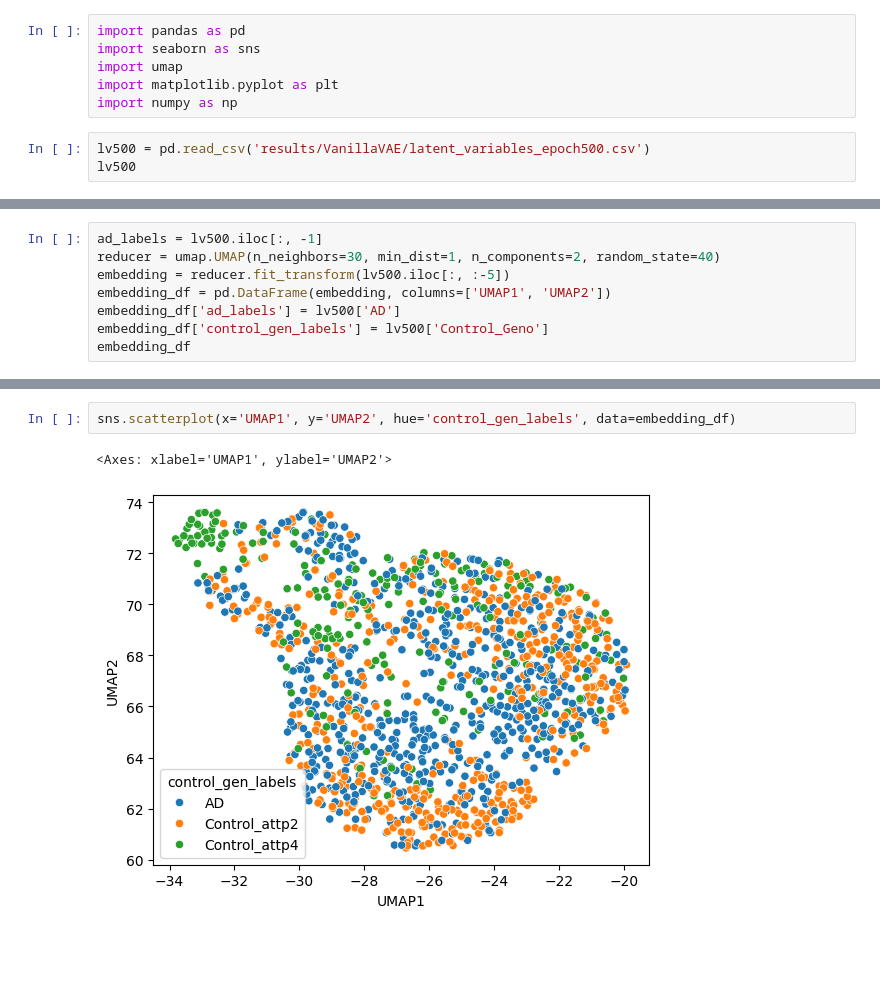
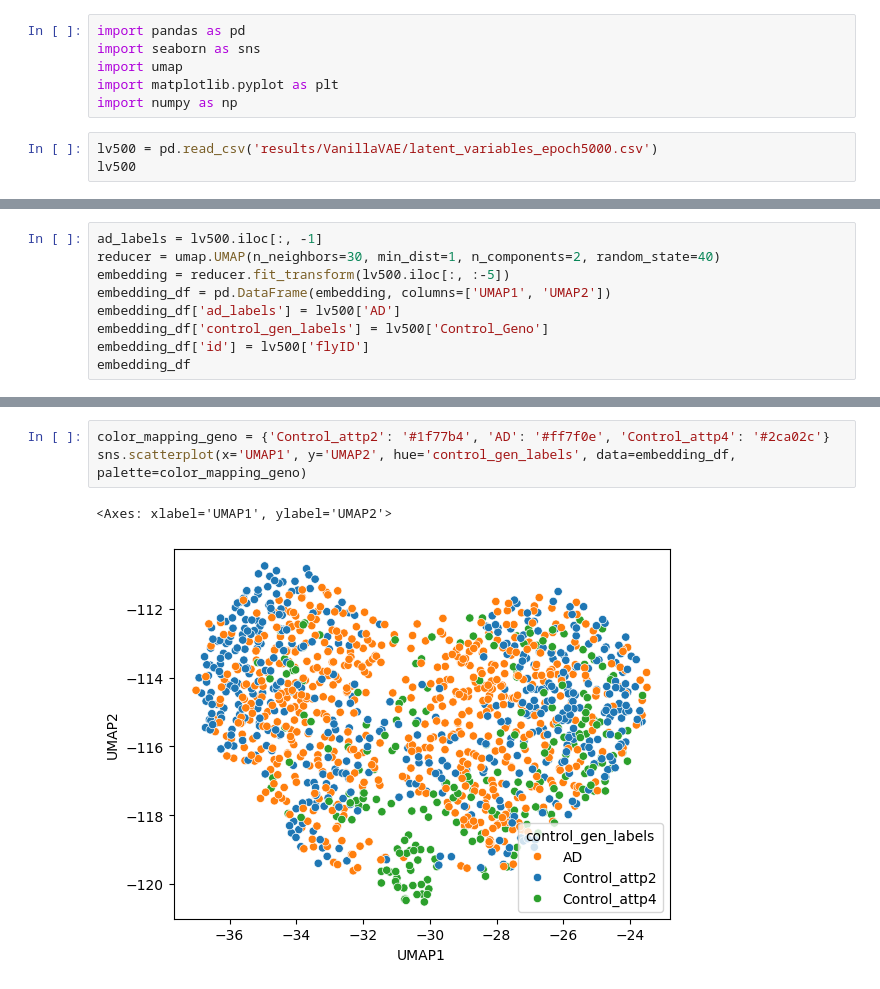
Before and after one commit to draeloslab/mm-vae, a Jupyter notebook: view_latent_space.ipynb, the cells around one changed output, grey strips where cells are left out. Saved outputs shown, nothing was run; the diff lists cells and outputs as text; blank space fills up the shorter version.

```diff
--- a/view_latent_space.ipynb
+++ b/view_latent_space.ipynb
@@ -5,7 +5,7 @@ import umap
 import matplotlib.pyplot as plt
 import numpy as np
 # %%
-lv500 = pd.read_csv('results/VanillaVAE/latent_variables_epoch500.csv')
+lv500 = pd.read_csv('results/VanillaVAE/latent_variables_epoch5000.csv')
 lv500
 # %% [output]
 |  | LV1 | LV2 | LV3 | LV4 | LV5 | LV6 | LV7 | LV8 | LV9 | LV10 | ... | ... |
@@ -88,5 +111,6 @@ embedding = reducer.fit_transform(lv500.iloc[:, :-5])
 embedding_df = pd.DataFrame(embedding, columns=['UMAP1', 'UMAP2'])
 embedding_df['ad_labels'] = lv500['AD']
 embedding_df['control_gen_labels'] = lv500['Control_Geno']
+embedding_df['id'] = lv500['flyID']
 embedding_df
 # %% [output]
@@ -106,8 +136,9 @@ embedding_df
 # %%
-sns.scatterplot(x='UMAP1', y='UMAP2', hue='control_gen_labels', data=embedding_df)
+color_mapping_geno = {'Control_attp2': '#1f77b4', 'AD': '#ff7f0e', 'Control_attp4': '#2ca02c'}
+sns.scatterplot(x='UMAP1', y='UMAP2', hue='control_gen_labels', data=embedding_df, palette=color_mapping_geno)
 # %% [output]
 <Axes: xlabel='UMAP1', ylabel='UMAP2'>
-[figure, old version]
+[figure, new version]
 # %%
 lv500['Sex'] = np.where(
     lv500['genotype'].str.endswith('F'),
```
Also changed, not shown: parts of 48 cells of this notebook, 6 other files.
